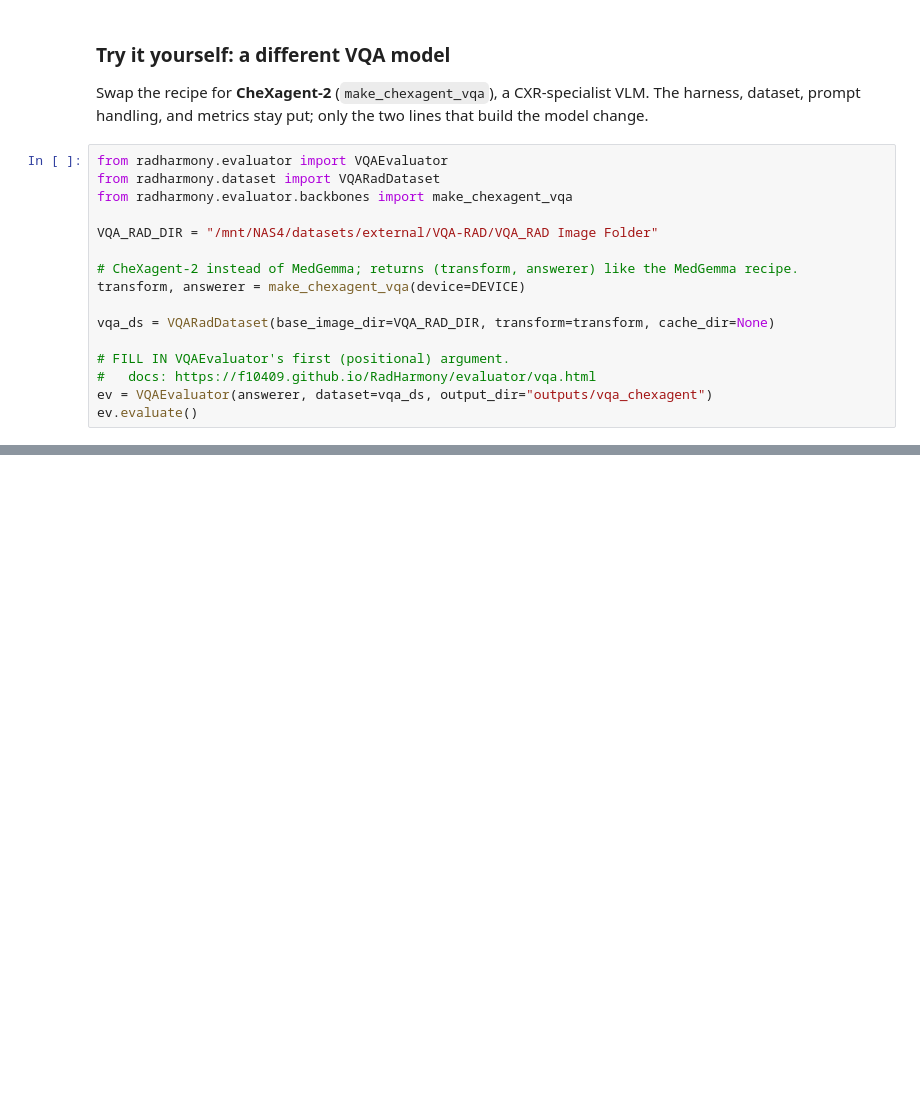
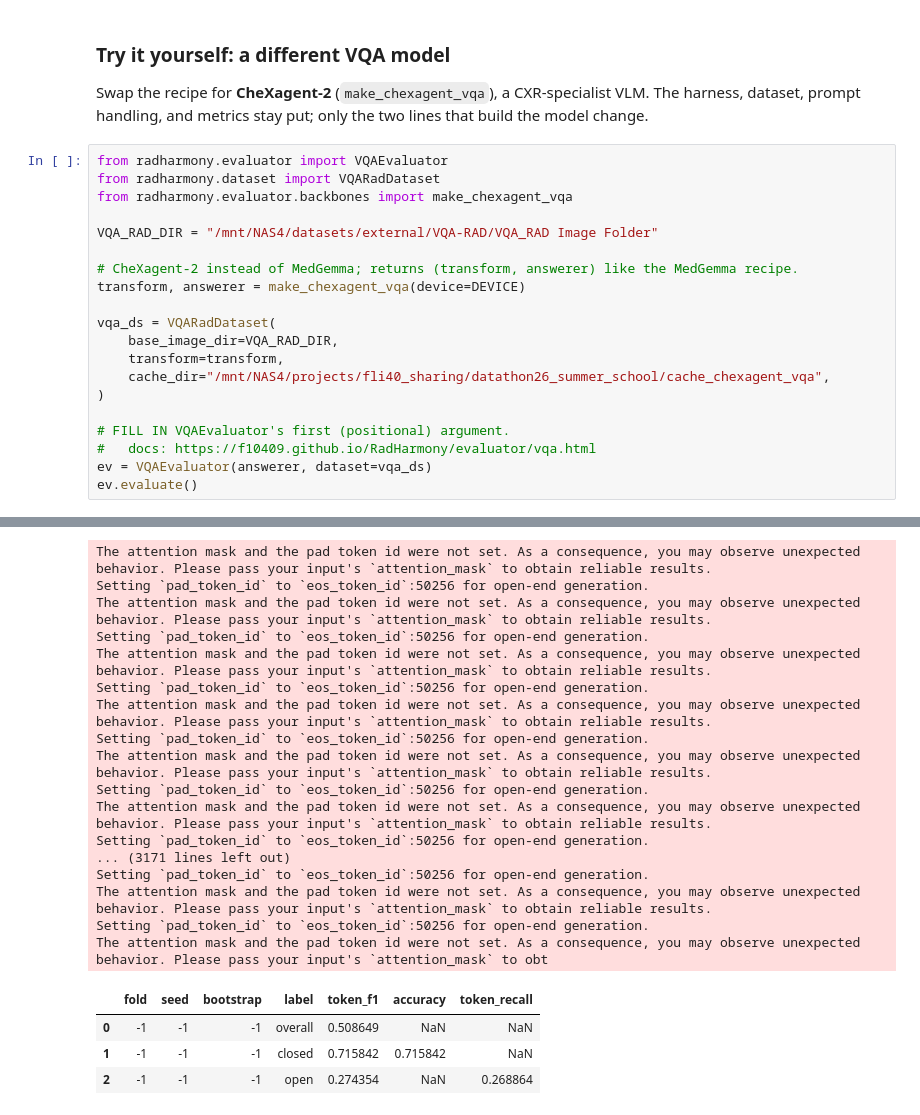
Before and after one commit to f10409/RadHarmony, a Jupyter notebook: datathon26/solutions/7_radharmony_hands_on_vqa_report_try_yourself.ipynb, the cells around one changed output, grey strips where cells are left out. Drawn from its saved outputs; the diff is of its cells as text; blank space fills up the shorter version.

```diff
--- a/datathon26/solutions/7_radharmony_hands_on_vqa_report_try_yourself.ipynb
+++ b/datathon26/solutions/7_radharmony_hands_on_vqa_report_try_yourself.ipynb
@@ -28,9 +32,14 @@ VQA_RAD_DIR = "/mnt/NAS4/datasets/external/VQA-RAD/VQA_RAD Image Folder"
 # CheXagent-2 instead of MedGemma; returns (transform, answerer) like the MedGemma recipe.
 transform, answerer = make_chexagent_vqa(device=DEVICE)
 
-vqa_ds = VQARadDataset(base_image_dir=VQA_RAD_DIR, transform=transform, cache_dir=None)
+vqa_ds = VQARadDataset(
+    base_image_dir=VQA_RAD_DIR,
+    transform=transform,
+    cache_dir="/mnt/NAS4/projects/fli40_sharing/datathon26_summer_school/cache_chexagent_vqa",
+)
 
 # FILL IN VQAEvaluator's first (positional) argument.
 #   docs: https://f10409.github.io/RadHarmony/evaluator/vqa.html
-ev = VQAEvaluator(answerer, dataset=vqa_ds, output_dir="outputs/vqa_chexagent")
+ev = VQAEvaluator(answerer, dataset=vqa_ds)
 ev.evaluate()
+# %% [output]
@@ -37,3 +63,24 @@ ev.evaluate()
+The attention mask and the pad token id were not set. As a consequence, you may observe unexpected behavior. Please pass your input's `attention_mask` to obtain reliable results.
+Setting `pad_token_id` to `eos_token_id`:50256 for open-end generation.
+The attention mask and the pad token id were not set. As a consequence, you may observe unexpected behavior. Please pass your input's `attention_mask` to obtain reliable results.
+Setting `pad_token_id` to `eos_token_id`:50256 for open-end generation.
+The attention mask and the pad token id were not set. As a consequence, you may observe unexpected behavior. Please pass your input's `attention_mask` to obtain reliable results.
+Setting `pad_token_id` to `eos_token_id`:50256 for open-end generation.
+The attention mask and the pad token id were not set. As a consequence, you may observe unexpected behavior. Please pass your input's `attention_mask` to obtain reliable results.
+Setting `pad_token_id` to `eos_token_id`:50256 for open-end generation.
+The attention mask and the pad token id were not set. As a consequence, you may observe unexpected behavior. Please pass your input's `attention_mask` to obtain reliable results.
+Setting `pad_token_id` to `eos_token_id`:50256 for open-end generation.
+The attention mask and the pad token id were not set. As a consequence, you may observe unexpected behavior. Please pass your input's `attention_mask` to obtain reliable results.
+Setting `pad_token_id` to `eos_token_id`:50256 for open-end generation.
+... (3171 lines left out)
+Setting `pad_token_id` to `eos_token_id`:50256 for open-end generation.
+The attention mask and the pad token id were not set. As a consequence, you may observe unexpected behavior. Please pass your input's `attention_mask` to obtain reliable results.
+Setting `pad_token_id` to `eos_token_id`:50256 for open-end generation.
+The attention mask and the pad token id were not set. As a consequence, you may observe unexpected behavior. Please pass your input's `attention_mask` to obt
+|  | fold | seed | bootstrap | label | token_f1 | accuracy | token_recall |
+| 0 | -1 | -1 | -1 | overall | 0.508649 | NaN | NaN |
+| 1 | -1 | -1 | -1 | closed | 0.715842 | 0.715842 | NaN |
+| 2 | -1 | -1 | -1 | open | 0.274354 | NaN | 0.268864 |
 # %% [markdown]
 ### Try it yourself: a different report generator
 
```
Also changed, not shown: parts of 8 cells of this notebook, 14 other files.
